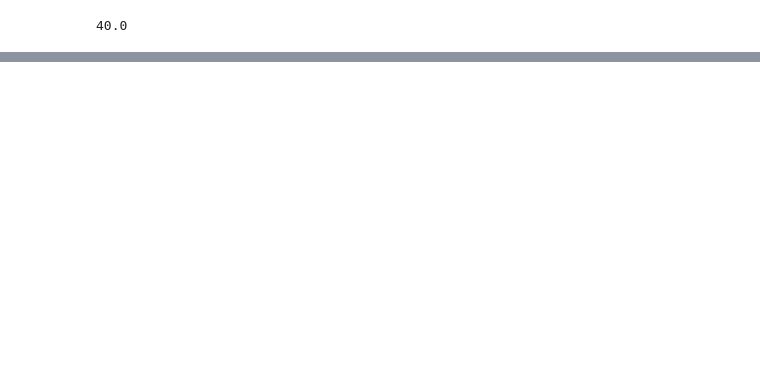
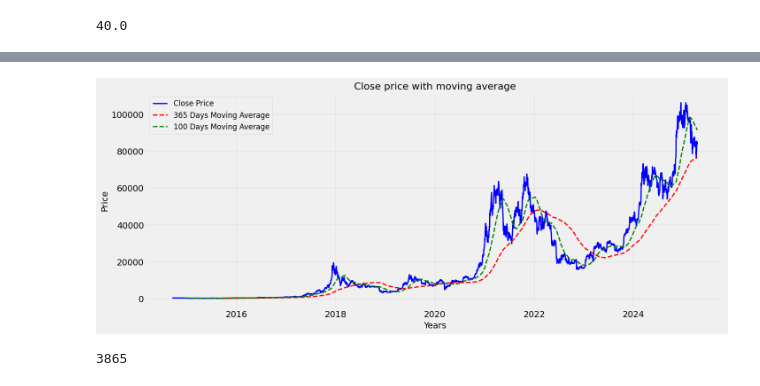
Before and after one commit to Balavinay18/DS_BITCOIN_Prediction, a Jupyter notebook: CryptoCurrency(Bitcoin) Price Prediction.ipynb, the cells around one changed output, grey strips where cells are left out. Drawn from its saved outputs; the diff is of its cells as text; code cells hidden in the pictures; blank space fills up the shorter version.

```diff
--- a/CryptoCurrency(Bitcoin) Price Prediction.ipynb
+++ b/CryptoCurrency(Bitcoin) Price Prediction.ipynb
@@ -102,0 +129,3 @@ print(sum(temp_data[1:6])/5)
+# %%
+closing_price['MA_365'] = closing_price['Close'].rolling(window = 365). mean()
+closing_price['MA_100'] = closing_price['Close'].rolling(window = 100). mean()
@@ -102,0 +143,15 @@ print(sum(temp_data[1:6])/5)
+# %%
+#Plot closing price with enchacement
+plt.figure(figsize = (15, 6))
+plt.plot(closing_price.index, closing_price['Close'], label = 'Close Price', color = 'blue', linewidth =2)
+plt.plot(closing_price.index, closing_price['MA_365'], label = '365 Days Moving Average', color = 'red', linestyle ="--", linewidth =2)
+plt.plot(closing_price.index, closing_price['MA_100'], label = '100 Days Moving Average', color = 'green',linestyle ="--", linewidth =2)
+
+plt.title("Close price with moving average", fontsize = 16)
+plt.xlabel("Years", fontsize = 14)
+plt.ylabel('Price', fontsize = 14)
+plt.grid(alpha = 0.3)
+plt.legend(fontsize = 12)
+plt.show()
+# %% [output]
+[figure, added]
@@ -102,0 +164,4 @@ print(sum(temp_data[1:6])/5)
+# %%
+len(scaled_data)
+# %% [output]
+3865
```
Also changed, not shown: parts of 21 cells of this notebook, 5 other files.
